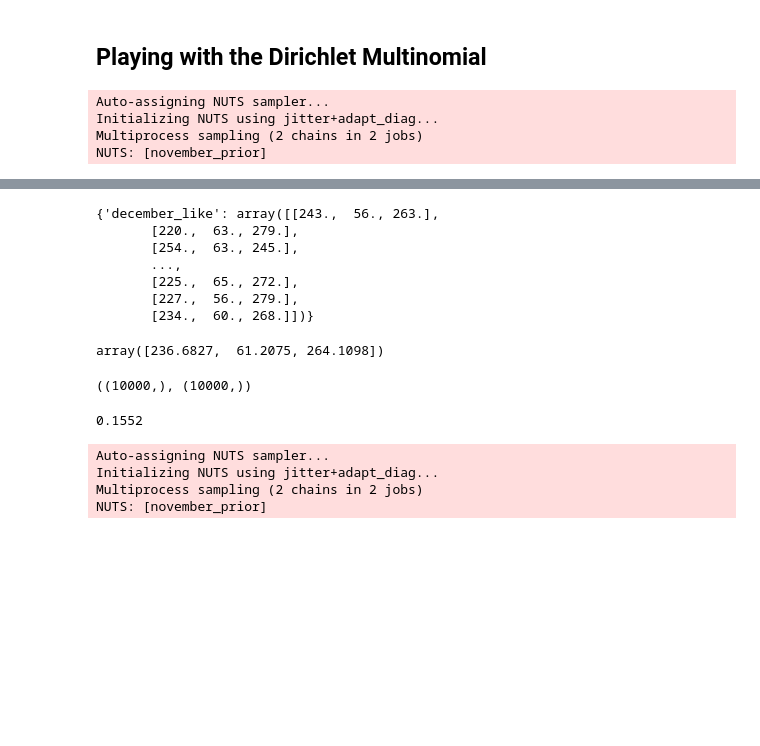
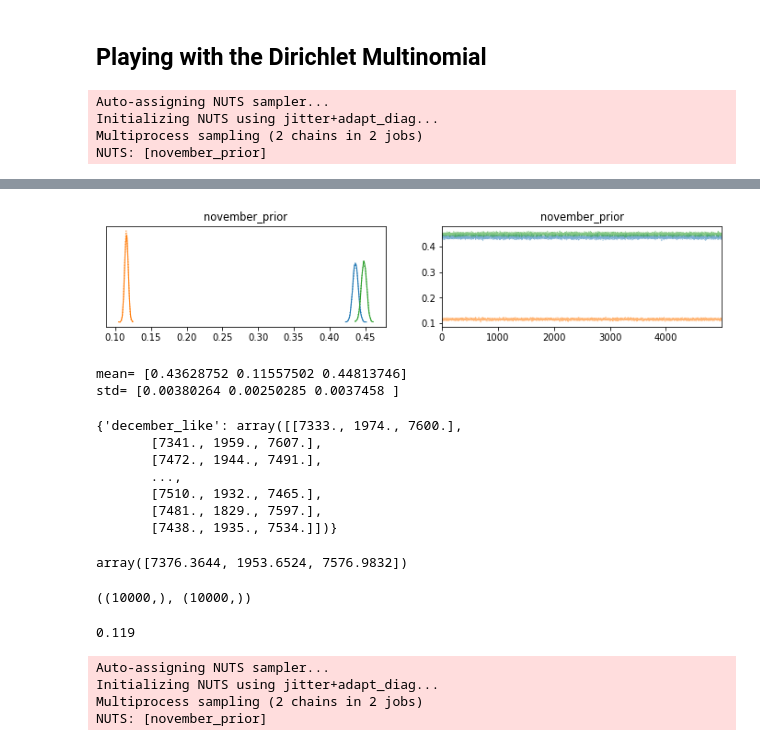
Before and after one commit to xboard/fastpages-blog, a Jupyter notebook: _notebooks/2022-01-07-brazils-2022-presidential-elections-polls-analysis-part1.ipynb, the cells around one changed output, grey strips where cells are left out. Drawn from its saved outputs; the diff is of its cells as text; code cells hidden in the pictures; blank space fills up the shorter version.

```diff
--- a/_notebooks/2022-01-07-brazils-2022-presidential-elections-polls-analysis-part1.ipynb
+++ b/_notebooks/2022-01-07-brazils-2022-presidential-elections-polls-analysis-part1.ipynb
@@ -188,18 +188,21 @@ with pm.Model() as dirichlet_model:
 
     november_prior = pm.Dirichlet(
         "november_prior",
-        a=pd.array([202, 50, 246]).astype("float32"),
+        # Lula, BrancosNulosNaoSabem, Demais candidatos
+        # a=pd.array([6080/30, 1517/30, 7387/30]).astype("float32"),
+        a=pd.array([1.0, 1.0, 1.0]).astype("float32"),
     )
 
     december_like = pm.Multinomial(
-        "december_like", n=16907//30-1, p=november_prior, observed=pd.array([7376//30, 1953//30, 7578//30])
+        "december_like", n=16907, p=november_prior, observed=pd.array([7376, 1953, 7578])
     )
 # %%
 with dirichlet_model:
-   dirichlet_trace = pm.sample(5000) # 100K samples
+   dirichlet_trace = pm.sample(5000) # 10K samples
    ppc = pm.sample_posterior_predictive(
         dirichlet_trace, random_seed=777,
    )
+   az.plot_trace(dirichlet_trace)
 # %% [output]
 Auto-assigning NUTS sampler...
 Initializing NUTS using jitter+adapt_diag...
@@ -210,16 +214,23 @@ Sampling 2 chains for 1_000 tune and 5_000 draw iterations (2_000 + 10_000 draws
 [interactive output not drawn]
+[figure, added]
+# %%
+print("mean=", dirichlet_trace.get_values("november_prior").mean(axis=0))
+print("std=", dirichlet_trace.get_values("november_prior").std(axis=0))
+# %% [output]
+mean= [0.43628752 0.11557502 0.44813746]
+std= [0.00380264 0.00250285 0.0037458 ]
 # %%
 print(ppc)
 ppc['december_like'].mean(axis=0)
 # %% [output]
-{'december_like': array([[243.,  56., 263.],
-       [220.,  63., 279.],
-       [254.,  63., 245.],
+{'december_like': array([[7333., 1974., 7600.],
+       [7341., 1959., 7607.],
+       [7472., 1944., 7491.],
        ...,
-       [225.,  65., 272.],
-       [227.,  56., 279.],
-       [234.,  60., 268.]])}
+       [7510., 1932., 7465.],
+       [7481., 1829., 7597.],
+       [7438., 1935., 7534.]])}
-array([236.6827,  61.2075, 264.1098])
+array([7376.3644, 1953.6524, 7576.9832])
 # %%
 lula = ppc['december_like'][:, 0]
 demais = ppc['december_like'][:, 2]
@@ -229,7 +240,7 @@ lula.shape,demais.shape
 # %%
 (lula > demais).mean()
 # %% [output]
-0.1552
+0.119
 # %%
 # probs = []
 # for x in range(30):
```
Also changed, not shown: parts of 1 cell of this notebook, 1 other file.
